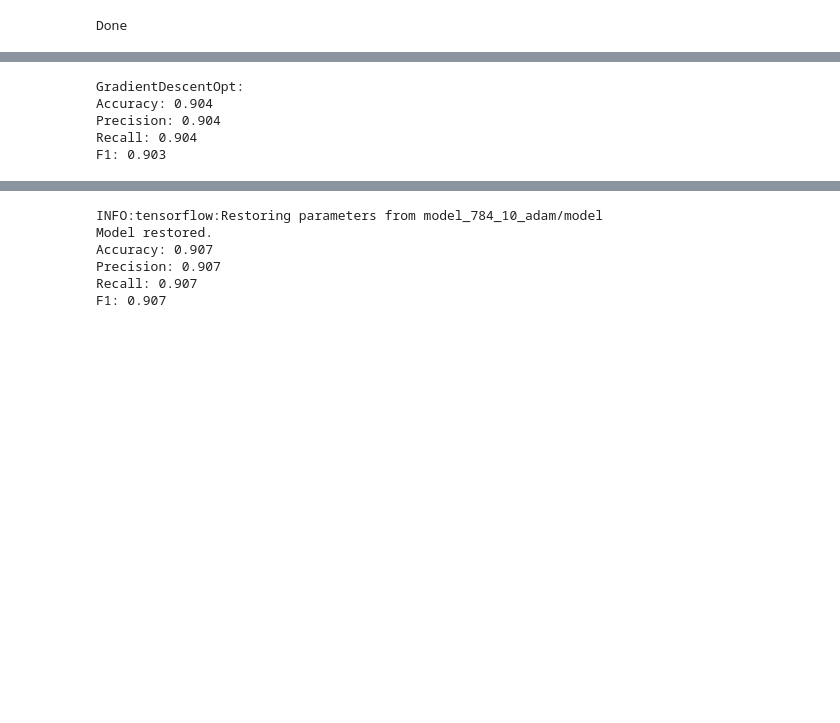
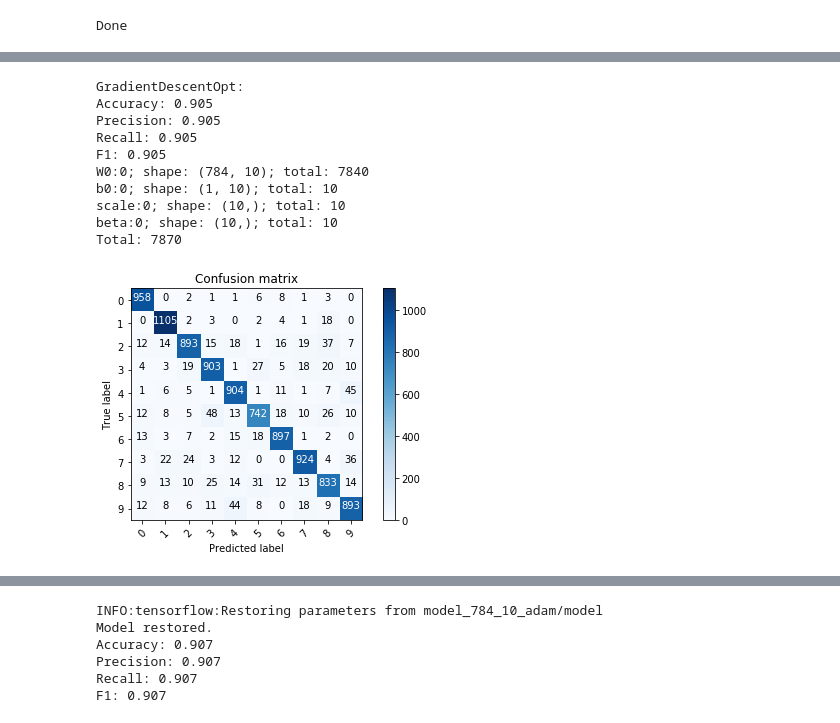
Before and after one commit to dreyus95/DL_labs, a Jupyter notebook: DL_1_lab/mnist_shootout.ipynb, the cells around one changed output, grey strips where cells are left out. Cells and saved outputs as stored; diff of their text form; code cells hidden in the pictures; blank space fills up the shorter version.

```diff
--- a/DL_1_lab/mnist_shootout.ipynb
+++ b/DL_1_lab/mnist_shootout.ipynb
@@ -279,12 +311,24 @@ Validation loss 0.549037278
 probs_gds = tfdeep_gds.eval(np.array(test_images))
 print("GradientDescentOpt:")
 tfdeep_gds.eval_perf(np.argmax(probs_gds, axis=1), np.argmax(test_images_labels, axis=1))
+count_params()
 # %% [output]
 GradientDescentOpt:
-Accuracy: 0.904
-Precision: 0.904
-Recall: 0.904
-F1: 0.903
+Accuracy: 0.905
+Precision: 0.905
+Recall: 0.905
+F1: 0.905
+W0:0; shape: (784, 10); total: 7840
+b0:0; shape: (1, 10); total: 10
+scale:0; shape: (10,); total: 10
+beta:0; shape: (10,); total: 10
+Total: 7870
+# %%
+plot_confusion_matrix(confusion_matrix(np.argmax(test_images_labels, axis=1),
+                                       np.argmax(probs_gds, axis=1)), classes=range(0, 10))
+plt.show()
+# %% [output]
+[figure, added]
 # %%
 tf_try = TFDeep(shape, param_delta=0.02, param_lambda=0.01, optimizer="gds")
 tf_try.restore("model_784_10_gds/model")
```
Also changed, not shown: parts of 20 cells of this notebook, 21 other files.
